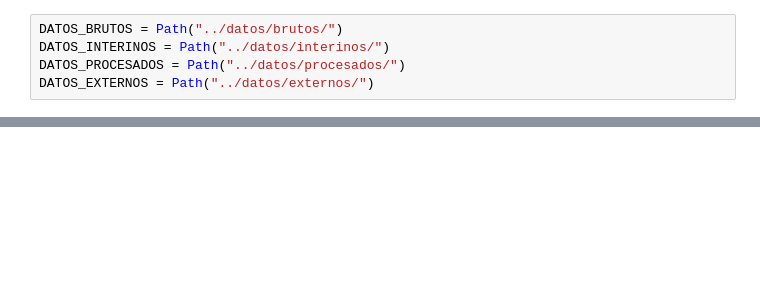
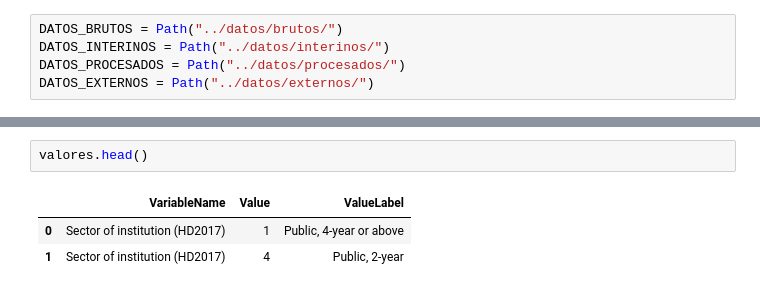
Before and after one commit to chekos/voila-isocronos-heroku, a Jupyter notebook: notebooks/00_DataPrep.ipynb, the cells around one changed output, grey strips where cells are left out. Cells and saved outputs as stored; diff of their text form; blank space fills up the shorter version.

```diff
--- a/notebooks/00_DataPrep.ipynb
+++ b/notebooks/00_DataPrep.ipynb
@@ -39,0 +61,6 @@ data = pd.read_
+# %%
+valores.head()
+# %% [output]
+|  | VariableName | Value | ValueLabel |
+| 0 | Sector of institution (HD2017) | 1 | Public, 4-year or above |
+| 1 | Sector of institution (HD2017) | 4 | Public, 2-year |
```
Also changed, not shown: parts of 34 cells of this notebook, 5 other files.
